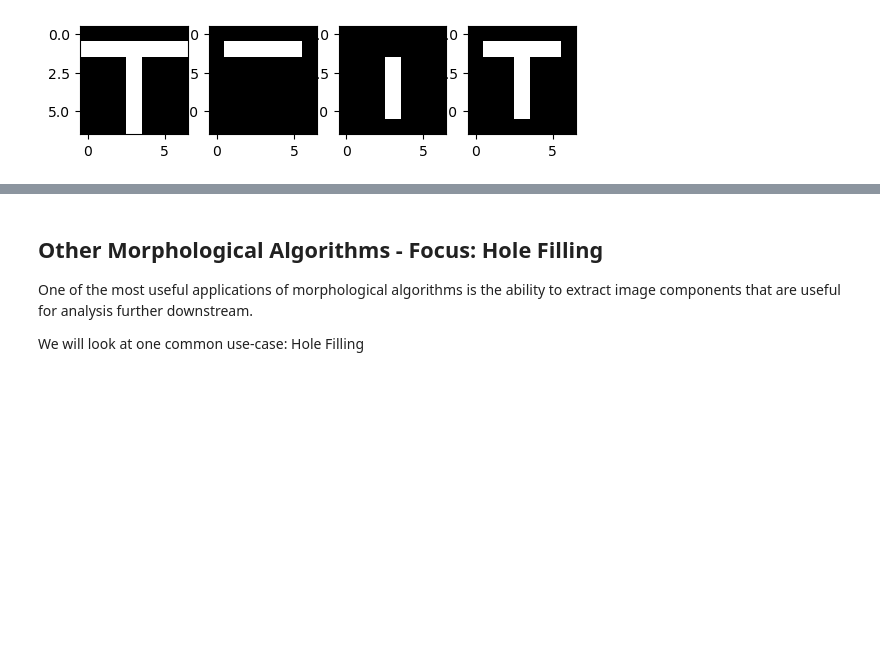
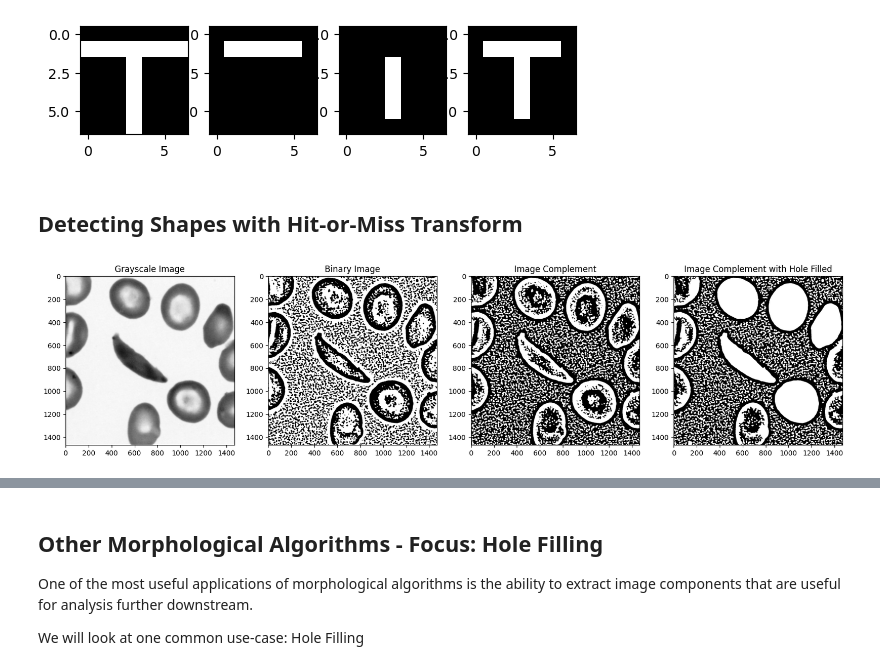
Before and after one commit to zionnpark/BME1462-group-project, a Jupyter notebook: presentation/morphological_processing_ii_solutions.ipynb, the cells around one changed output, grey strips where cells are left out. Drawn from its saved outputs; the diff is of its cells as text; code cells hidden in the pictures; blank space fills up the shorter version.

```diff
--- a/presentation/morphological_processing_ii_solutions.ipynb
+++ b/presentation/morphological_processing_ii_solutions.ipynb
@@ -292,3 +288,36 @@ axs[3].imshow(obj, cmap='binary_r')
 plt.show()
 # %% [output]
 [figure]
+# %% [markdown]
+## Detecting Shapes with Hit-or-Miss Transform
+# %%
+sample_img = io.imread("RBC.jpg", as_gray=True)
+img_smooth = filters.gaussian(sample_img, sigma = 4, preserve_range = True)
+img_rescaled = exposure.rescale_intensity(
+    img_smooth, out_range=np.uint8)
+
+mask = img_rescaled >= filters.threshold_local(
+    img_rescaled, 33, method='gaussian')
+
+mask_closed = morphology.binary_closing(mask, morphology.disk(3))
+
+mask_closed_invert_filled = ndimage.binary_fill_holes(1 - mask_closed)
+
+fig, axs = plt.subplots(1, 4)
+fig.set_size_inches(20,20)
+
+axs[0].set_title("Grayscale Image")
+axs[0].imshow(sample_img, cmap='Greys_r')
+
+axs[1].set_title("Binary Image")
+axs[1].imshow(mask_closed, cmap='binary_r')
+
+axs[2].set_title("Image Complement")
+axs[2].imshow(1 - mask_closed, cmap='binary_r')
+
+axs[3].set_title("Image Complement with Hole Filled")
+axs[3].imshow(mask_closed_invert_filled, cmap='binary_r')
+
+plt.show()
+# %% [output]
+[figure, added]
```
Also changed, not shown: parts of 4 cells of this notebook, 1 other file.
